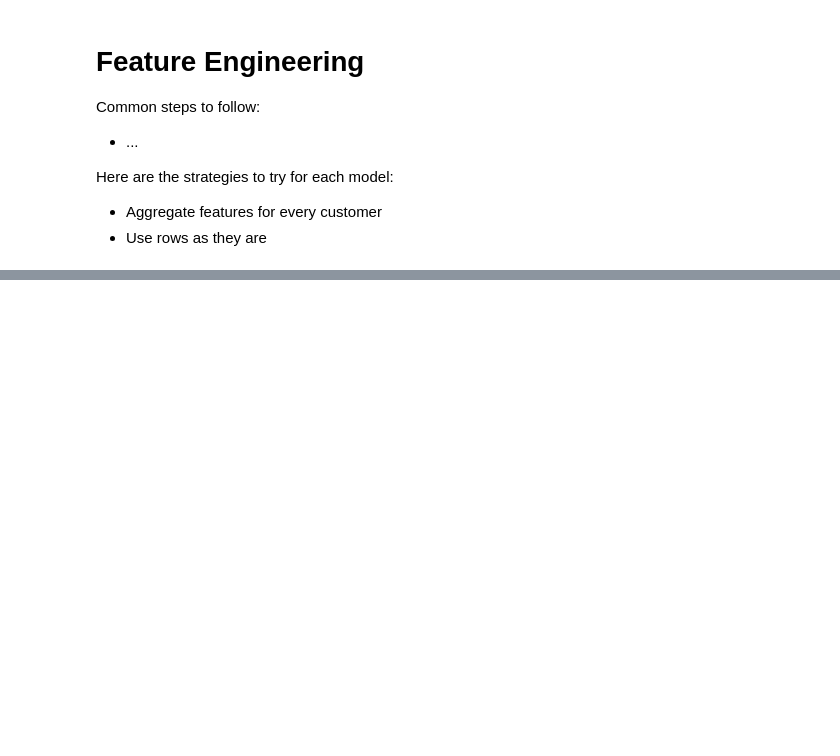
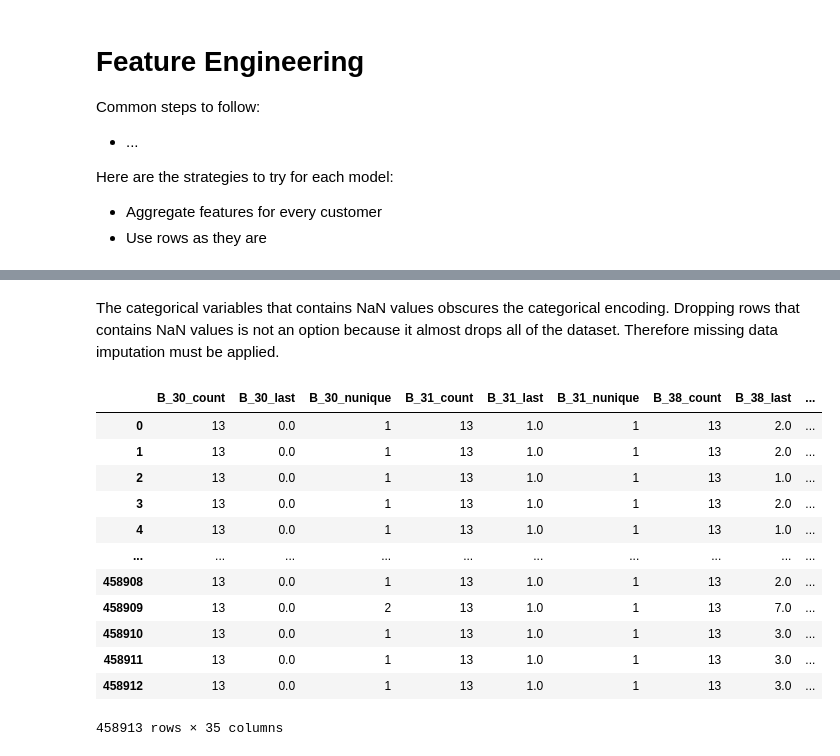
Before and after one commit to AyseAsude/American-Express-Default-Prediction, a Jupyter notebook: preprocessing.ipynb, the cells around one changed output, grey strips where cells are left out. Cells and saved outputs as stored; diff of their text form; code cells hidden in the pictures; blank space fills up the shorter version.

```diff
--- a/preprocessing.ipynb
+++ b/preprocessing.ipynb
@@ -17,23 +18,25 @@ Here are the strategies to try for each model:
 # %%
 def aggregate_features(data, categorical_cols, numerical_cols):
 
-    categorical_cols = [c for c in categorical_cols if c not in ["customer_ID", "S_2"]]
-    numerical_cols = [c for c in numerical_cols if c not in ["customer_ID", "S_2"]]
+    categorical_cols = [c for c in categorical_cols if c not in ["customer_ID", "S_2", "target"]]
+    numerical_cols = [c for c in numerical_cols if c not in ["customer_ID", "S_2", "target"]]
 
 
     num_agg = data.groupby("customer_ID")[numerical_cols].agg(['mean', 'std', 'min', 'max', 'last'])
     num_agg.columns = ['_'.join(x) for x in num_agg.columns]
 
+    num_cols = num_agg.columns
+
     catg_agg = data.groupby('customer_ID')[categorical_cols].agg(['count', 'last', 'nunique'])
     catg_agg.columns = ['_'.join(x) for x in catg_agg.columns]
+
+    catg_cols = catg_agg.columns
 
     temp = pd.concat([num_agg, catg_agg], axis=1)
     del num_agg
     del catg_agg
     gc.collect()
 
-    return temp
+    return temp, list(num_cols), list(catg_cols)
 # %%
-agg_df = aggregate_features(train, catg, cont_features)
-agg_df.to_csv("aggregated_data.csv")
-agg_df
+agg_df, agg_num_cols, agg_catg_cols = aggregate_features(train, catg, cont_features)
@@ -54,0 +43,4 @@ agg_df
+# %%
+null_counts = pd.DataFrame(agg_df.isna().sum(), columns=["null_count"])
+drop_null_cols = null_counts[null_counts["null_count"] > (len(agg_df) * 0.7)].index
+drop_null_cols
@@ -54,0 +81,18 @@ agg_df
+# %% [markdown]
+The categorical variables that contains NaN values obscures the categorical encoding. Dropping rows that contains NaN values is not an option because it almost drops all of the dataset. Therefore missing data imputation must be applied.
+# %%
+df_to_save[agg_catg_cols]
+# %% [output]
+|  | B_30_count | B_30_last | B_30_nunique | B_31_count | B_31_last | B_31_nunique | B_38_count | B_38_last | ... |
+| 0 | 13 | 0.0 | 1 | 13 | 1.0 | 1 | 13 | 2.0 | ... |
+| 1 | 13 | 0.0 | 1 | 13 | 1.0 | 1 | 13 | 2.0 | ... |
+| 2 | 13 | 0.0 | 1 | 13 | 1.0 | 1 | 13 | 1.0 | ... |
+| 3 | 13 | 0.0 | 1 | 13 | 1.0 | 1 | 13 | 2.0 | ... |
+| 4 | 13 | 0.0 | 1 | 13 | 1.0 | 1 | 13 | 1.0 | ... |
+| ... | ... | ... | ... | ... | ... | ... | ... | ... | ... |
+| 458908 | 13 | 0.0 | 1 | 13 | 1.0 | 1 | 13 | 2.0 | ... |
+| 458909 | 13 | 0.0 | 2 | 13 | 1.0 | 1 | 13 | 7.0 | ... |
+| 458910 | 13 | 0.0 | 1 | 13 | 1.0 | 1 | 13 | 3.0 | ... |
+| 458911 | 13 | 0.0 | 1 | 13 | 1.0 | 1 | 13 | 3.0 | ... |
+| 458912 | 13 | 0.0 | 1 | 13 | 1.0 | 1 | 13 | 3.0 | ... |
+458913 rows × 35 columns
```
Also changed, not shown: parts of 15 cells of this notebook.
